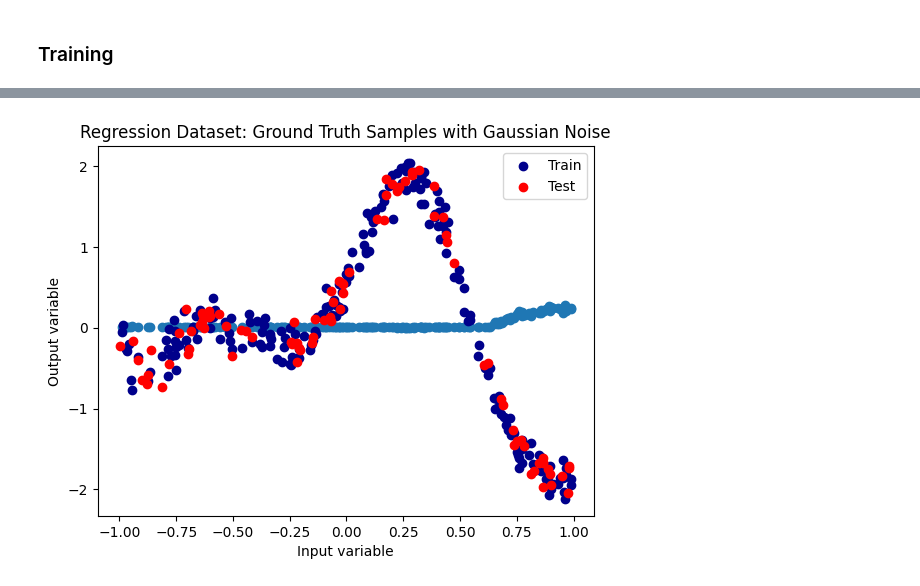
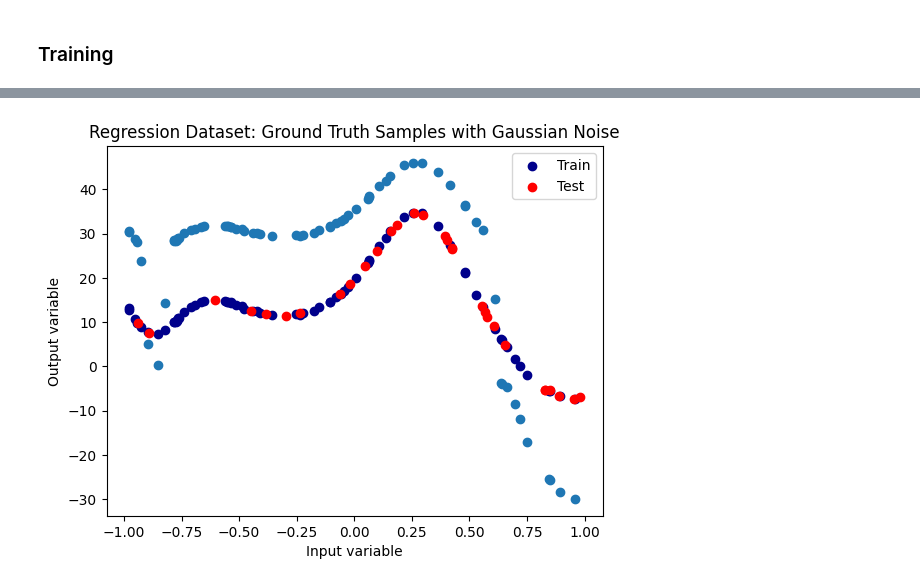
Before and after one commit to Marco-Gal/Bayesian-Neural-Network-Project, a Jupyter notebook: SLANG/SLANG_Attempt.ipynb, the cells around one changed output, grey strips where cells are left out. Drawn from its saved outputs; the diff is of its cells as text; code cells hidden in the pictures.

```diff
--- a/SLANG/SLANG_Attempt.ipynb
+++ b/SLANG/SLANG_Attempt.ipynb
@@ -57,7 +57,10 @@ class SLANG_GaussianNetwork(nn.Module):
             prior_cov /= self.dim_in ** 0.5
 
         self.means = torch.ones(self.num_params, requires_grad=True)*inital_prior_mean
-        self.cov = torch.diag(torch.ones(self.num_params, requires_grad=True)*inital_prior_std)
+        #self.cov = torch.diag(torch.ones(self.num_params, requires_grad=True, dtype=torch.float64)*inital_prior_std)*1.0
+        self.presision = torch.eye(self.num_params, dtype=torch.float64)*1/inital_prior_std
+
+
 
     def ___dia_inv___(self, D, is_float = True):
         '''the inveres of a 2D diagonal matrix'''
@@ -74,6 +77,7 @@ class SLANG_GaussianNetwork(nn.Module):
     def ___fast_inverse___(self, g, U, D, L):
         D_inv = self.___dia_inv___(D) # D^{-1}
         I_L = torch.eye(L) # I size L
+        U = U.to(D_inv.dtype) # quick fix
         U_Td_invU = torch.t(U) @ D_inv @ U # U^T.D^{-1}.U
         A = alg.inv(I_L + U_Td_invU) # A = (I_L + U^T.D^{-1}.U)^{-1}
 
@@ -96,10 +100,12 @@ class SLANG_GaussianNetwork(nn.Module):
         return d
 
     def ___diag_dom___(self, M, n):
+        s = 0
         for i in range(n):
-            print(i)
-            if 2*torch.abs(M[i,i]) == (torch.abs(M[i,:])).sum(dim=0):
-                print(2*torch.abs(M[i,i]) - (torch.abs(M[i,:])).sum(dim=0))
+            val1 = 2*torch.abs(M[i,i]) - (torch.abs(M[i,:])).sum(dim=0)
+            val2 = torch.abs(M[i,i])/M[i,i]
+            if val1 <= 0 and val2 <= s:
+                s = 0
         return M
 
 
@@ -119,7 +125,7 @@ class SLANG_GaussianNetwork(nn.Module):
 
         #L, Q = alg.eig(IL_VVT)
         #Sig_root = self.___diamul___(D_inv_root, L) @ torch.t(Q)
-        IL_VVT = self.___diag_dom___(IL_VVT, self.num_params)
+        #IL_VVT = self.___diag_dom___(IL_VVT, self.num_params)
         Sig_root = D_inv_root @ alg.cholesky(IL_VVT)     # symmertic parametisation is a real matrix
         Sig_root_eps = torch.real(Sig_root) @ eps
         #print('theta', mean + torch.squeeze(Sig_root_eps) )
@@ -143,11 +149,11 @@ class SLANG_GaussianNetwork(nn.Module):
         # Initializing
         L = self.rank_approx
         mean = self.means
-        u = np.zeros((self.num_params, L), float)
+        u = np.zeros((self.num_params, L))
         for i in range(L):
             u[i][i] = 1.0
-        U = torch.tensor(u, requires_grad=True)
-        D = self.cov
+        U = torch.tensor(u, requires_grad=True, dtype=float)
+        D = self.presision
 
         # previous U and D
         U_p = torch.zeros((self.num_params, L), requires_grad=True)
@@ -207,6 +213,8 @@ class SLANG_GaussianNetwork(nn.Module):
             current_approx = D + U @ torch.t(U)
             pevious_approx = D_p + U_p @ torch.t(U_p)
             print('error', alg.matrix_norm(current_approx - pevious_approx).detach().numpy())
+            #print('mean, cov',mean,torch.inverse(D + U @ torch.t(U)))
+            #print('D, U',D, U)
 
         cov = torch.inverse(D + U @ torch.t(U))
         self.cov = cov
@@ -272,7 +280,9 @@ class SLANG_GaussianNetwork(nn.Module):
         _, idx = torch.abs(d).sort()
         idx = idx[:L]
         #print(alg.matrix_rank(V[:, idx]), d[idx])
-        return V[:, idx] @ torch.diag(abs(d[idx])**0.5)
+
+        ret = V[:, idx] @ torch.diag(abs(d[idx])**0.5)
+        return ret.to(A.dtype)
 
 
     def forward(self, input, sampled_params):
@@ -341,7 +350,7 @@ tensor(7)
 # %%
 def unnormalised_ground_truth(x):
     """return the 'ground truth' output for a specific input location x"""
-    return 3*x + 2#15*np.cos(0.1/(0.05*(x+1)+0.02)) + 3*np.exp(0.5*np.sin(((50*(x+1))**0.9-3)/5))/((50*(x+1)+0.01)**(-0.5)) -12.5*(x+1)**2
+    return 10 + 15*np.cos(0.1/(0.05*(x+1)+0.02)) + 3*np.exp(0.5*np.sin(((50*(x+1))**0.9-3)/5))/((50*(x+1)+0.01)**(-0.5)) - 12.5*(x+1)**2
 
 def normalised_ground_truth(xs):
     ys = unnormalised_ground_truth(xs)
@@ -351,7 +360,7 @@ def normalised_ground_truth(xs):
 
 def generate_dataset(size=75, noise=0.15, split=0.3):
     xs = np.linspace(-1, 1, 1000)
-    ys = normalised_ground_truth(xs)
+    ys = unnormalised_ground_truth(xs)
     samp_ind = np.random.randint(0, 999, size)
     x_samps = xs[samp_ind]
     y_samps = ys[samp_ind] + np.random.normal(0, noise, size)
@@ -359,8 +368,8 @@ def generate_dataset(size=75, noise=0.15, split=0.3):
 
 
 xs = np.linspace(-1, 1, 1000)
-ys = normalised_ground_truth(xs)
-x_tr, x_te, y_tr, y_te = generate_dataset(size=300)
+ys = unnormalised_ground_truth(xs)
+x_tr, x_te, y_tr, y_te = generate_dataset(size=100)
 
 plt.title("Regression Dataset: Ground Truth Samples with Gaussian Noise")
 plt.plot(xs, ys)
@@ -388,9 +397,9 @@ data_te = torch.FloatTensor(data_te).unsqueeze(-1)
 # %% [markdown]
 ### Training
 # %%
-net = SLANG_GaussianNetwork([1,1], alpha = 0.1, beta = 0.9,
-                             inital_prior_std=1,  rank_approx = 1,
-                             minibatch_size = 12, decay=0.51, decay_start=100, error = 1e-7)
+net = SLANG_GaussianNetwork([1,2,2,1], alpha = 0.9, beta = 0.9,
+                             inital_prior_std=1,  rank_approx = 5,
+                             minibatch_size = 20, decay=0.51, decay_start=50, error = 1e-7)
 
 
 
@@ -403,13 +427,13 @@ _LinAlgError: linalg.cholesky: The factorization could not be completed because
 # %%
 plt.title("Regression Dataset: Ground Truth Samples with Gaussian Noise")
 #print(data_tr[:,0].squeeze(-1).detach().numpy())
 #print(net.forward(data_tr[:,1], mean).squeeze(-1).detach().numpy())
-plt.scatter(data_tr[:,0].detach().numpy(), net.forward(data_tr[:,1], mean).detach().numpy())
+plt.scatter(data_tr[:,0].detach().numpy(), -net.forward(data_tr[:,1], mean).detach().numpy())
 plt.scatter(x_tr, y_tr, label='Train', color='darkblue')
 plt.scatter(x_te, y_te, label='Test', color='red')
 plt.xlabel('Input variable')
 plt.ylabel('Output variable')
 plt.legend()
 plt.show()
 # %% [output]
-[figure, old version]
+[figure, new version]
```
Also changed, not shown: parts of 4 cells of this notebook.
